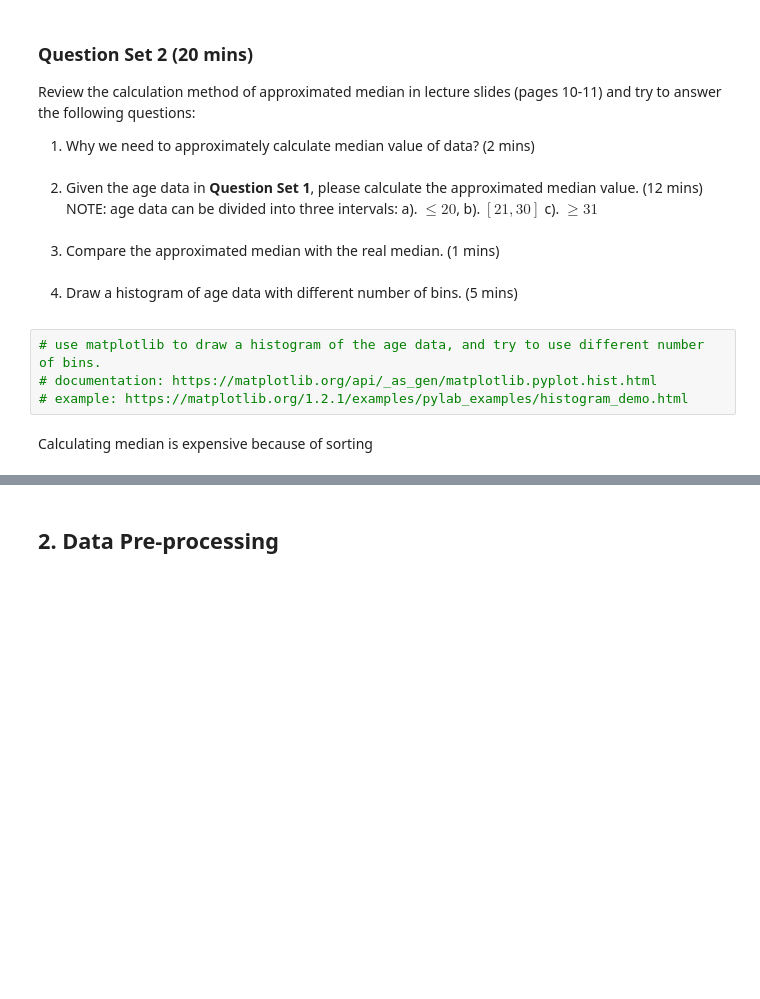
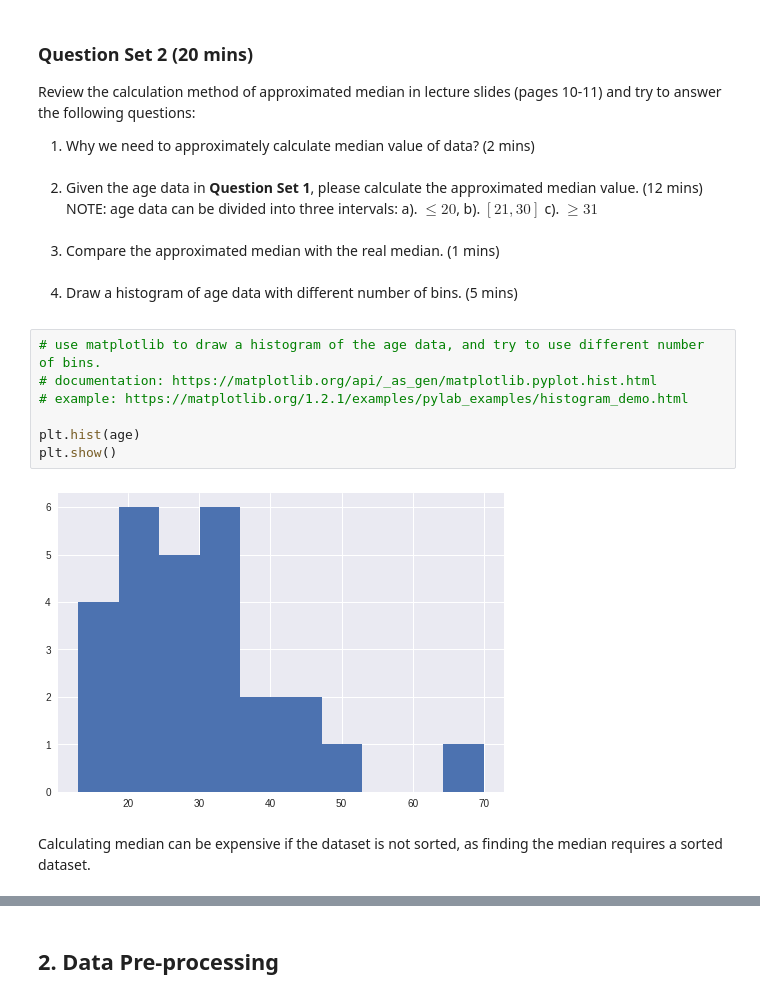
Before and after one commit to TrellixVulnTeam/Data-Mining-3804_P3NB, a Jupyter notebook: W2/Lab2.Data Exploration and Pre-processing.ipynb, the cells around one changed output, grey strips where cells are left out. Drawn from its saved outputs; the diff is of its cells as text; blank space fills up the shorter version.

```diff
--- a/W2/Lab2.Data Exploration and Pre-processing.ipynb
+++ b/W2/Lab2.Data Exploration and Pre-processing.ipynb
@@ -47,6 +87,11 @@ NameError: name 'mean' is not defined
 # %%
 # use matplotlib to draw a histogram of the age data, and try to use different number of bins.
 # documentation: https://matplotlib.org/api/_as_gen/matplotlib.pyplot.hist.html
 # example: https://matplotlib.org/1.2.1/examples/pylab_examples/histogram_demo.html
+
+plt.hist(age)
+plt.show()
+# %% [output]
+[figure, added]
-# %% [markdown]
-Calculating median is expensive because of sorting
+# %% [markdown]
+Calculating median can be expensive if the dataset is not sorted, as finding the median requires a sorted dataset.
```
Also changed, not shown: parts of 11 cells of this notebook.
